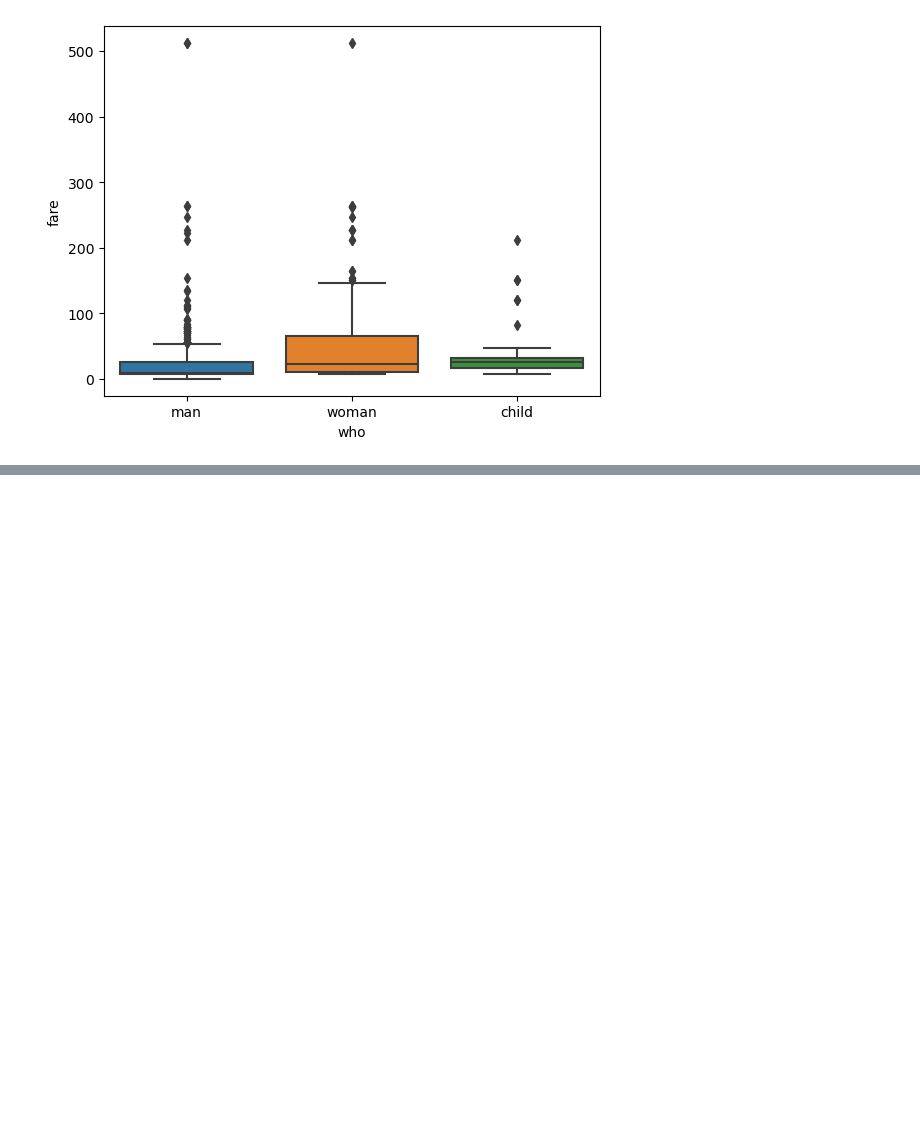
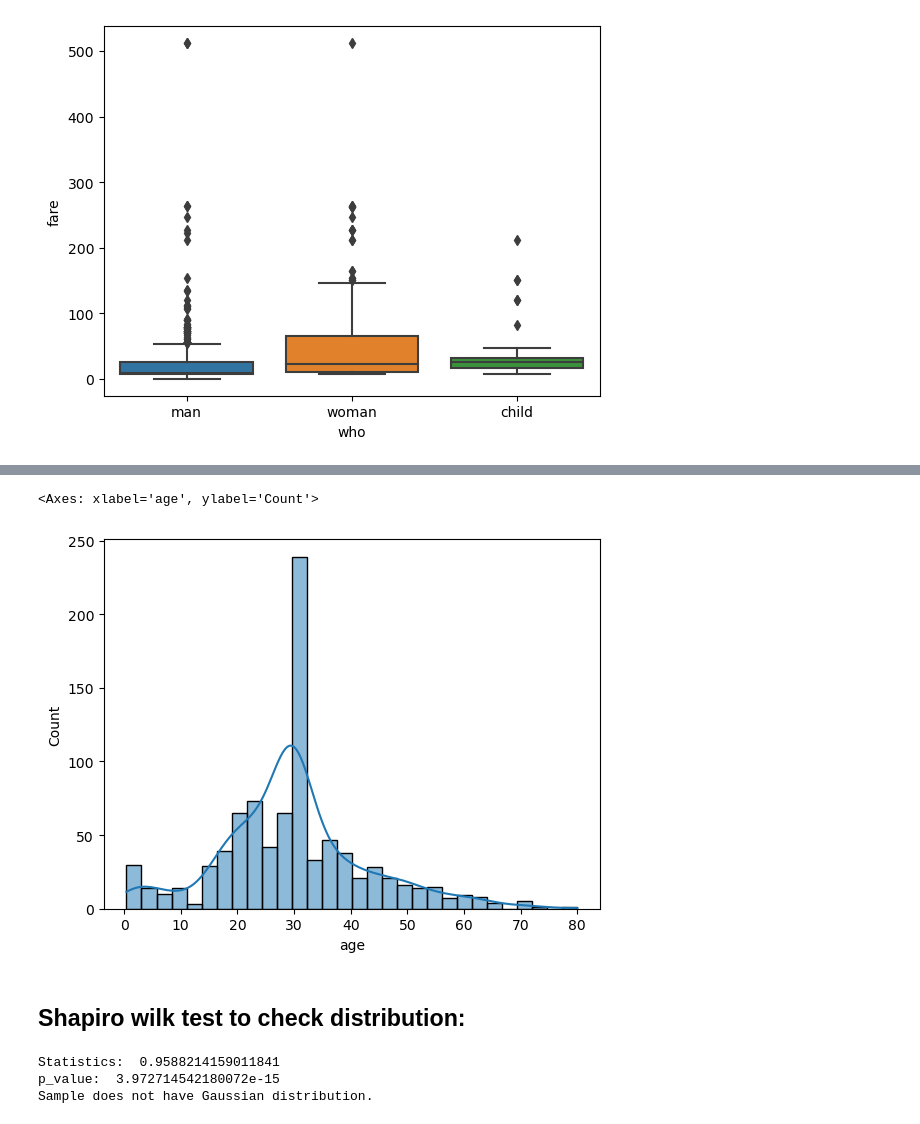
Before and after one commit to Mikkk1/Machine-Learning, a Jupyter notebook: EDA/01_eda.ipynb, the cells around one changed output, grey strips where cells are left out. Cells and saved outputs as stored; diff of their text form; code cells hidden in the pictures; blank space fills up the shorter version.

```diff
--- a/EDA/01_eda.ipynb
+++ b/EDA/01_eda.ipynb
@@ -302,0 +394,29 @@ fig = px
+# %%
+sns.histplot(df, x = 'age', kde= True)
+# %% [output]
+<Axes: xlabel='age', ylabel='Count'>
+[figure, added]
+# %% [markdown]
+## Shapiro wilk test to check distribution:
+# %%
+# Shapiro wilk test
+
+from scipy.stats import shapiro
+# removing missing values
+
+age_data = df["age"].dropna()
+
+stat, p = shapiro(age_data)
+print("Statistics: ", stat)
+print("p_value: ", p)
+
+# Interpretation
+alpha = 0.05 # significance level
+if (p > alpha):
+    print('Sample looks normally distributed.')
+else:
+    print('Sample does not have Gaussian distribution.')
+# %% [output]
+Statistics:  0.9588214159011841
+p_value:  3.972714542180072e-15
+Sample does not have Gaussian distribution.
```
Also changed, not shown: parts of 34 cells of this notebook.
